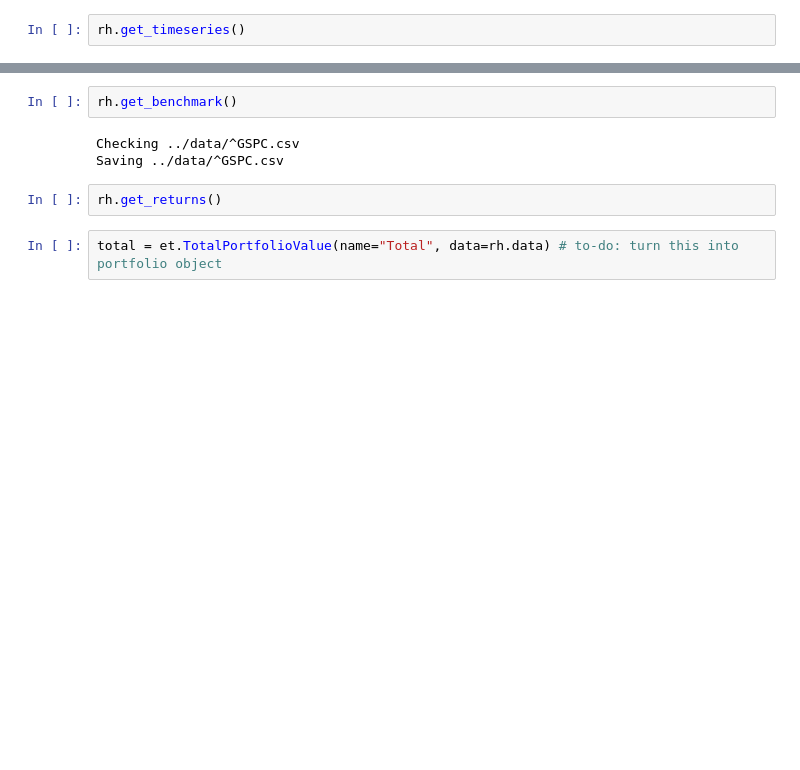
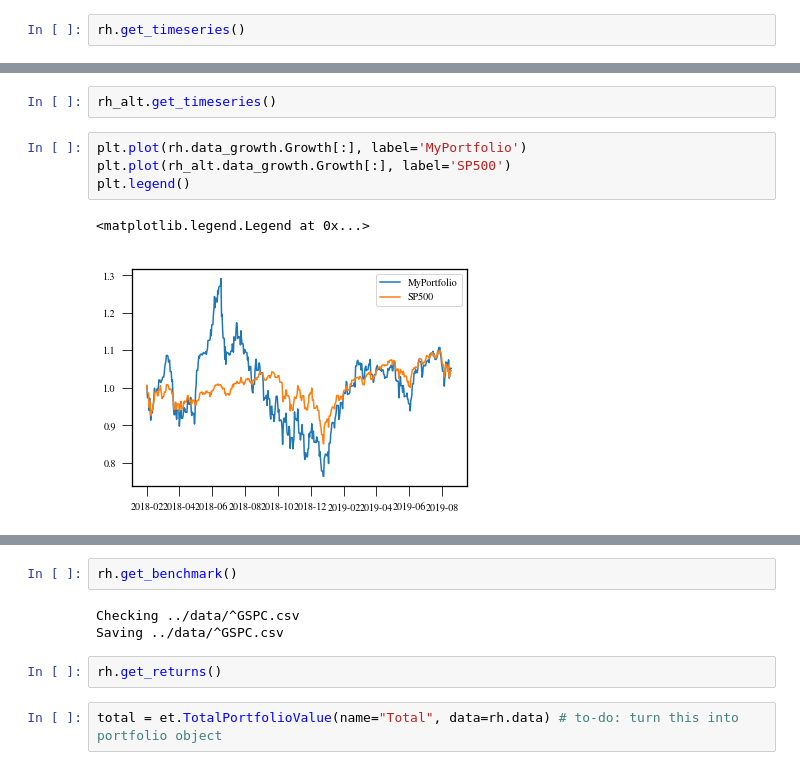
Before and after one commit to ahwkuepper/portfolios, a Jupyter notebook: notebooks/MyPortfolios.ipynb, the cells around one changed output, grey strips where cells are left out. Saved outputs shown, nothing was run; the diff lists cells and outputs as text; blank space fills up the shorter version.

```diff
--- a/notebooks/MyPortfolios.ipynb
+++ b/notebooks/MyPortfolios.ipynb
@@ -181,0 +182,9 @@ rh.data_growth.plot(y="Growth")
+# %%
+rh_alt.get_timeseries()
+# %%
+plt.plot(rh.data_growth.Growth[:], label='MyPortfolio')
+plt.plot(rh_alt.data_growth.Growth[:], label='SP500')
+plt.legend()
+# %% [output]
+<matplotlib.legend.Legend at 0x...>
+[figure, added]
```
Also changed, not shown: parts of 51 cells of this notebook, 11 other files.
